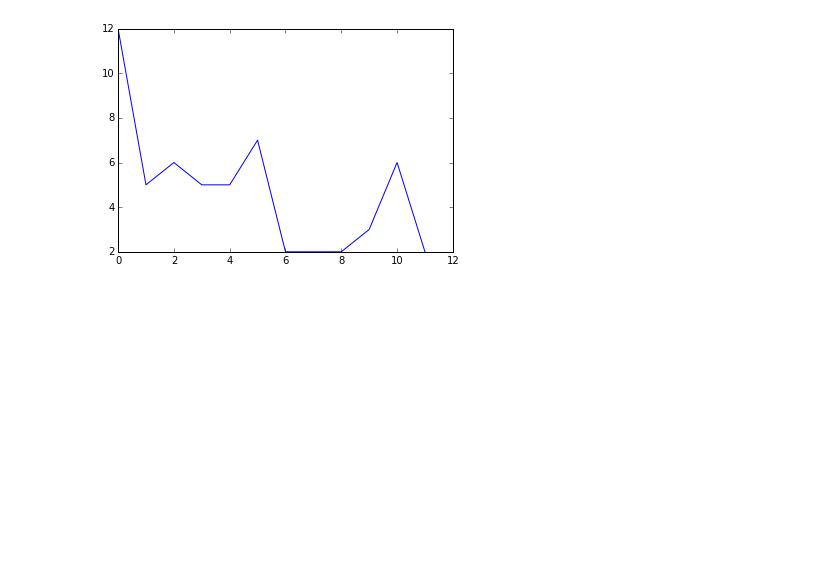
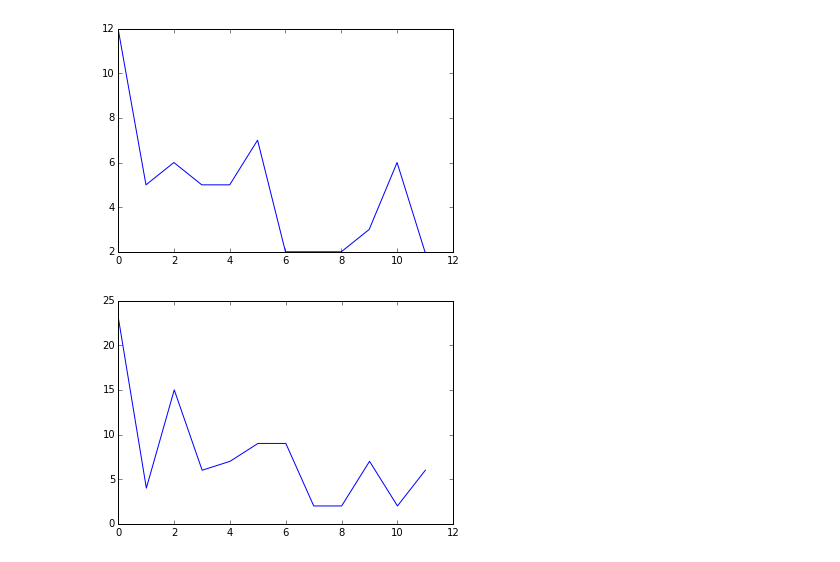
Before and after one commit to andrewosh/hexaworld-analyses, a Jupyter notebook: index.ipynb, the cells around one changed output. Drawn from its saved outputs; the diff is of its cells as text; code cells hidden in the pictures; blank space fills up the shorter version.

```diff
--- a/index.ipynb
+++ b/index.ipynb
@@ -189,6 +195,10 @@ plt.plot(jeremy_moves['tree2'].keys(), jeremy_moves['tree2'].values())
 # %% [output]
 [<matplotlib.lines.Line2D at 0x...>]
 [figure]
+# %%
+plt.plot(nick_moves['tree2'].keys(), nick_moves['tree2'].values());
+# %% [output]
+[figure, added]
 # %%
 import numpy as np
 jason_vals = np.array(jason_moves['tree2'].values())
```
Also changed, not shown: parts of 8 cells of this notebook.
